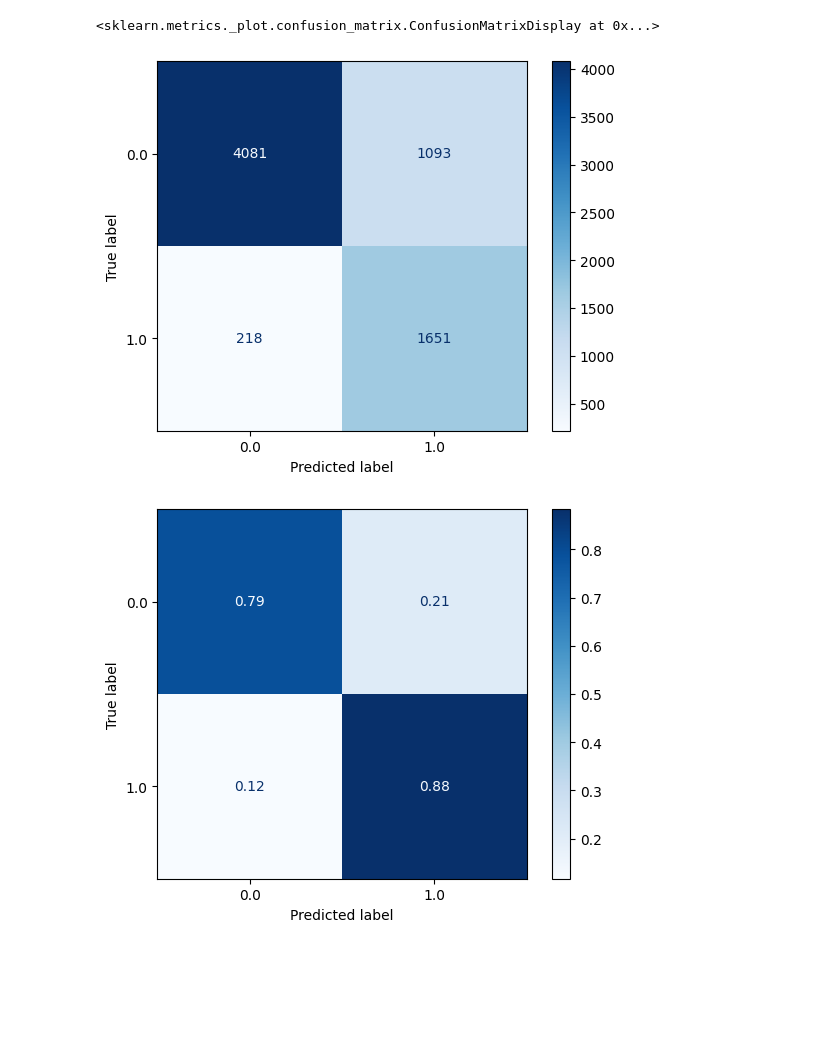
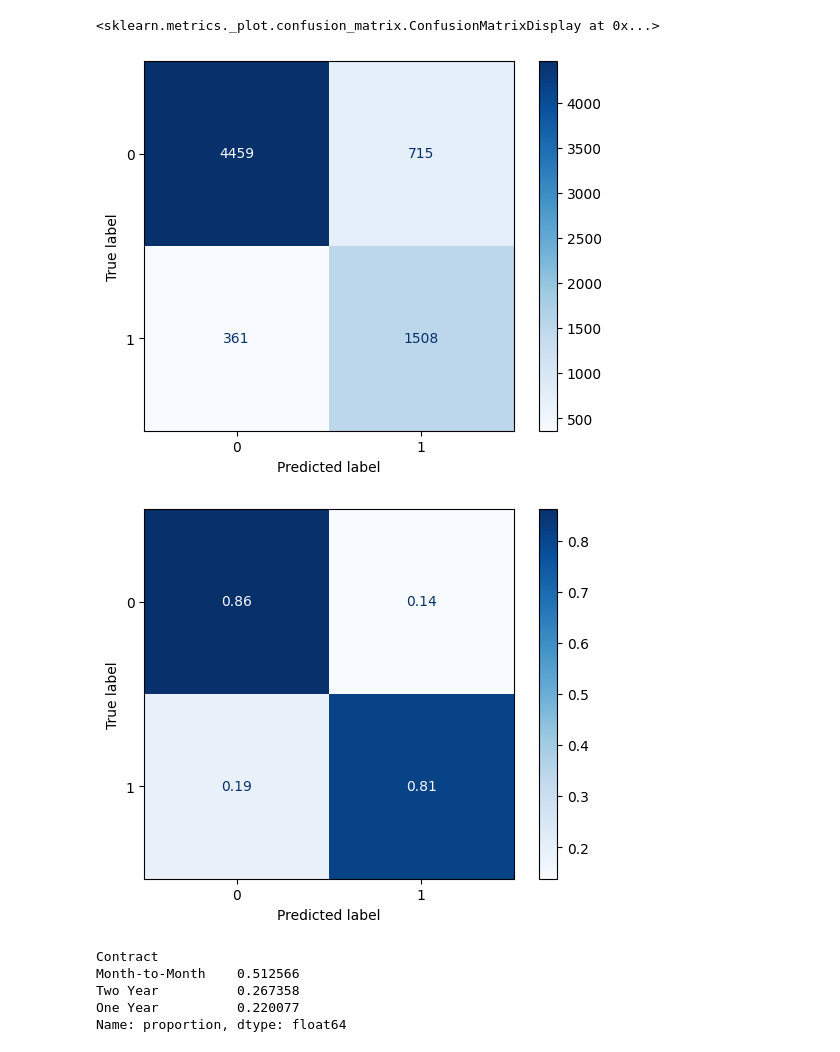
Before and after one commit to pcatarino88/telco_churn, a Jupyter notebook: notebooks/05_deployment.ipynb, the cells around one changed output. Cells and saved outputs as stored; diff of their text form; code cells hidden in the pictures; blank space fills up the shorter version.

```diff
--- a/notebooks/05_deployment.ipynb
+++ b/notebooks/05_deployment.ipynb
@@ -63,14 +30,14 @@ Returning the number of logical cores instead. You can silence this warning by s
-# %%
-# split features and target as X and Y
-X = df_proc.drop(columns=["Churn Value"])
-Y = df_proc["Churn Value"]
-# %%
-# load best model from models/best_lgb_model.pkl
-best_model = joblib.load("../models/best_lgb_model.pkl")
+# %%
+# load pipeline
+pipe = joblib.load("../models/best_churn_pipeline.pkl")
 # %%
 # apply model to predict churn and add them as new columns
-predictions = best_model.predict(X)
-predictions_proba = best_model.predict_proba(X)[:, 1]
+predictions = pipe.predict(X)
+predictions_proba = pipe.predict_proba(X)[:, 1]
 
-df_proc["Churn Prediction"] = predictions
-df_proc["Churn Prediction Probability"] = predictions_proba
+treshold = 0.6
+predictions_treshold  = (predictions_proba >= treshold).astype(int)
+
+# include predictions in the original dataframe
+X["Churn Prediction"] = predictions_treshold
+X["Churn Prediction Probability"] = predictions_proba
@@ -89,26 +69,34 @@ shape of df: (7043, 15)
 # %%
 # plot 2 confusion matrix as subplots: one not normalized and other normalized
-from sklearn.metrics import ConfusionMatrixDisplay
 
 ConfusionMatrixDisplay.from_predictions(
     Y,
-    predictions,
+    predictions_treshold,
     cmap="Blues",
     normalize=None,
     values_format=".0f"
 )
 
 ConfusionMatrixDisplay.from_predictions(
     Y,
-    predictions,
+    predictions_treshold,
     cmap="Blues",
     normalize="true",
     values_format=".2f"
 )
 # %% [output]
 <sklearn.metrics._plot.confusion_matrix.ConfusionMatrixDisplay at 0x...>
-[figure, old version]
+[figure, new version]
-[figure, old version]
+[figure, new version]
+# %%
+# proportion of value counts of Paperless Billing in df_final
+df_final['Contract'].value_counts(normalize=True)
+# %% [output]
+Contract
+Month-to-Month    0.512566
+Two Year          0.267358
+One Year          0.220077
+Name: proportion, dtype: float64
 # %%
 # join df_proc['Churn Prediction'] and df_proc['Churn Prediction Probability'] to original df on index
 df_final = df.join(
```
Also changed, not shown: parts of 9 cells of this notebook, 2 other files.
